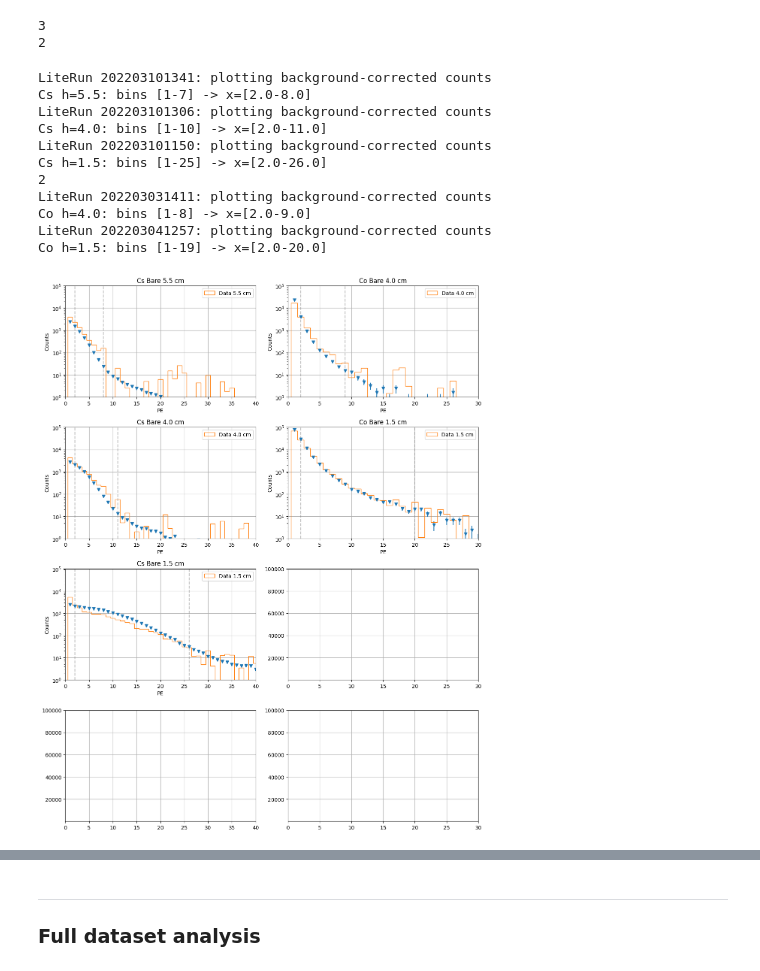
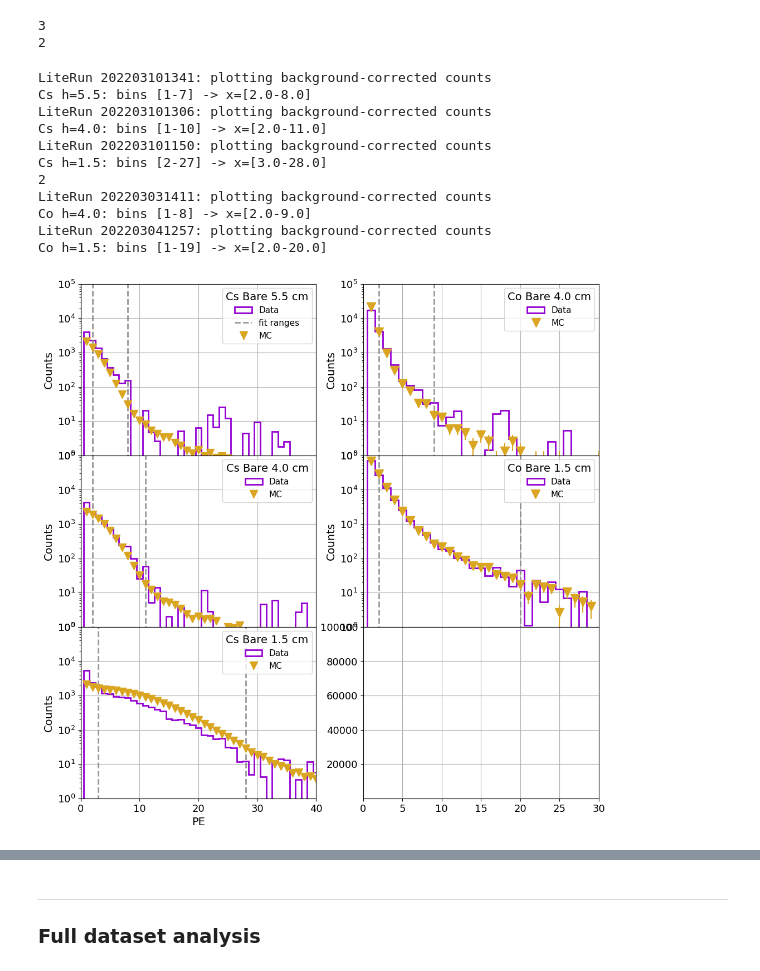
Before and after one commit to austindsc/cf4_analysisPipeline, a Jupyter notebook: comp2/MCcomparison/gamma1_Bare_v1.ipynb, the cells around one changed output, grey strips where cells are left out. Drawn from its saved outputs; the diff is of its cells as text; code cells hidden in the pictures.

```diff
--- a/comp2/MCcomparison/gamma1_Bare_v1.ipynb
+++ b/comp2/MCcomparison/gamma1_Bare_v1.ipynb
@@ -306,13 +389,14 @@ Co LP:
 
 # pBatch3 = "/Users/austindestcroix/Desktop/school_holders/projects/sbc/g4cf4_newOptics/batchOutput/gammaBare_may24_nominal/"
 # pBatch3 = "/Users/austindestcroix/Desktop/school_holders/projects/sbc/g4cf4_newOptics/batchOutput/gammaBare_2p6Base_june3/"
-pBatch3 = "/Users/austindestcroix/Desktop/school_holders/projects/sbc/g4cf4_newOptics/2batchOutput/gammaBare_june16_128K/"
+# pBatch3 = "/Users/austindestcroix/Desktop/school_holders/projects/sbc/g4cf4_newOptics/2batchOutput/gammaBare_june16_128K/"
+pBatch3 = "/Users/austindestcroix/Desktop/school_holders/projects/sbc/g4cf4_newOptics/2batchOutput/gammaBare_june17_145K/"
 
 # other = "gammaLP_Jan26_reduced"
 mcDataPath = pBatch3
 
 ## making MC dataset
-mc1 = MCH.MCdataSet(mcDataPath+"0/", buildOptions='all', skipRootHeights=[])
+mc1 = MCH.MCdataSet(mcDataPath+"1/", buildOptions='all', skipRootHeights=[])
 
 mc1.doCAcorrection_BinomialMC(compConfig["mc_analysis"]["NCA"]) # makes var mNPE_corr
 mc1.setup_forComparison(anaConfig["nBins"], anaConfig["binLow"], anaConfig["binHigh"], variable='mNPE')
@@ -554,81 +642,79 @@ print(len(comp1.coPairs))
 # %%
 ## can we plot the overlayed histograms at the best scaling?
 
-fig, axes = plt.subplots(4, 2, figsize=(12, 15))
-axA = axes[:, 0]  # First column (Co)
-axB = axes[:, 1]  # Second column (Cs)
+nrows = max(len(comp1.csPairs), len(comp1.coPairs))
+fig, axes = plt.subplots(nrows, 2, figsize=(12, 4*nrows), sharex='col')
+axA = axes[:, 0]  # First column (Cs)
+axB = axes[:, 1]  # Second column (Co)
+
+ms.ResetColorCycle()
+color1 = ms.air.col
+color2 = ms.lxe.col
 
 ## cs plots
 for i, pair in enumerate(comp1.csPairs):
   ax = axA[i]
-  # completeMCscale = csScale * pair.GetPrefac()
-  # pair.mc.mpl_errorbar(ax, scale=completeMCscale, hshift = 0.0, label=f"MC {pair.mc.mRunPars.gammaHeight} cm", marker="X", linestyle="None")
-  # singleScaleCs = singleScale * pair.GetPrefac() * 1
-
-  # csScale = comp1._statsMap.get('cslp').nuisScaling * pair.GetPrefac()
-  # print("this is cs nuis scaling:", comp1._statsMap.get('cslp').nuisScaling)
   csScale = lowScale_cs * pair.GetPrefac()
-  pair.mc.mpl_errorbar(ax, scale=csScale, hshift = 0.0, marker="v", linestyle="None")
-
-  # pair.rc.mpl_errorbar(ax, label=f"Data {pair.rc.height} cm", marker="o", linestyle="None")
-  pair.rc.mpl_hist(ax, verbose = 1, label=f"Data {comp1.hScale-pair.rc.height} cm", histtype='step')
+  pair.rc.mpl_hist(ax, verbose = 1, label=f"Data", histtype='step', color = color2, linewidth = 2.)
+  pair.mc.mpl_errorbar(ax, scale=csScale, hshift = 0.0, marker="v", linestyle="None", color = color1, markersize=10, label="MC")
 
   ## vertical lines from StatsManager bin positions (specific to each pair)
   fx_fromBin = pair.rc.mBinX[pair.stats.firstBin]
   lx_fromBin = pair.rc.mBinX[pair.stats.lastBin]
   print(f"Cs h={pair.height:.1f}: bins [{pair.stats.firstBin}-{pair.stats.lastBin}] -> x=[{fx_fromBin:.1f}-{lx_fromBin:.1f}]")
-  ax.vlines([fx_fromBin, lx_fromBin], ymin=1e-3, ymax=1e5, colors='gray', linestyles='dashed', alpha=0.5)
+  vline_label = "fit ranges" if i == 0 else "_nolegend_"
+  ax.vlines([fx_fromBin, lx_fromBin], ymin=1e-3, ymax=1e5, linewidth=2, colors='gray', linestyles='dashed', alpha=0.8, label=vline_label)
 
-  ax.set_title(f"Cs Bare {comp1.hScale-pair.rc.height} cm")
-  ax.set_xlabel("PE")
+  legend = ax.legend(title=f"Cs Bare {comp1.hScale-pair.rc.height:.1f} cm")
+  legend.get_title().set_fontsize('medium')
   ax.set_ylabel("Counts")
-  ax.legend()
   ax.set_yscale('log')
+  if i < len(comp1.csPairs) - 1:
+    ax.tick_params(labelbottom=False)
+  else:
+    ax.set_xlabel("PE")
 
 print(len(comp1.coPairs))
 for i, pair in enumerate(comp1.coPairs):
   ax = axB[i]
-  # completeMCscale = coScale * pair.GetPrefac()
-  # pair.mc.mpl_errorbar(ax, scale=completeMCscale, hshift = 0.0, label=f"MC {pair.mc.mRunPars.gammaHeight} cm", marker="x", linestyle="None")
-
-  # singleScaleCo = singleScale * pair.GetPrefac() * actCo/actCs
   coScale = comp1._statsMap.get('cob').nuisScaling * pair.GetPrefac()
-  pair.mc.mpl_errorbar(ax, scale=coScale, hshift = 0.0, marker="v", linestyle="None")
-
-  # pair.rc.mpl_errorbar(ax, label=f"Data {pair.rc.height} cm", marker="o", linestyle="None")
-  pair.rc.mpl_hist(ax, verbose = 1, label=f"Data {comp1.hScale-pair.rc.height} cm", histtype='step')
+  pair.rc.mpl_hist(ax, verbose = 1, label=f"Data", histtype='step', color = color2, linewidth = 2.)
+  pair.mc.mpl_errorbar(ax, scale=coScale, hshift = 0.0, marker="v", linestyle="None", color = color1, markersize=12, label="MC")
 
   ## vertical lines from StatsManager bin positions (specific to each pair)
   fx_fromBin = pair.rc.mBinX[pair.stats.firstBin]
   lx_fromBin = pair.rc.mBinX[pair.stats.lastBin]
   print(f"Co h={pair.height:.1f}: bins [{pair.stats.firstBin}-{pair.stats.lastBin}] -> x=[{fx_fromBin:.1f}-{lx_fromBin:.1f}]")
-  ax.vlines([fx_fromBin, lx_fromBin], ymin=1e-3, ymax=1e5, colors='gray', linestyles='dashed', alpha=0.5)
+  ax.vlines([fx_fromBin, lx_fromBin], ymin=1e-3, ymax=1e5, linewidth=2, colors='gray', linestyles='dashed', alpha=0.8)
 
-  ax.set_title(f"Co Bare {comp1.hScale-pair.rc.height} cm")
-  ax.set_xlabel("PE")
+  legend = ax.legend(title=f"Co Bare {comp1.hScale-pair.rc.height:.1f} cm")
+  legend.get_title().set_fontsize('medium')
   ax.set_ylabel("Counts")
-  ax.legend()
   ax.set_yscale('log')
+  if i < len(comp1.coPairs) - 1:
+    ax.tick_params(labelbottom=False)
+  else:
+    ax.set_xlabel("PE")
 
 axs = np.append(axA, axB)
 [ax.set_xlim(0, 40) for ax in axA];
 [ax.set_xlim(0, 30) for ax in axB];
 
 [ax.set_ylim(1, 1e5) for ax in axs];
 
 [ax.grid() for ax in axs];
-plt.tight_layout()
+plt.subplots_adjust(hspace=0.0)
 plt.show()
 # %% [output]
 LiteRun 202203101341: plotting background-corrected counts
 Cs h=5.5: bins [1-7] -> x=[2.0-8.0]
 LiteRun 202203101306: plotting background-corrected counts
 Cs h=4.0: bins [1-10] -> x=[2.0-11.0]
 LiteRun 202203101150: plotting background-corrected counts
-Cs h=1.5: bins [1-25] -> x=[2.0-26.0]
+Cs h=1.5: bins [2-27] -> x=[3.0-28.0]
 2
 LiteRun 202203031411: plotting background-corrected counts
 Co h=4.0: bins [1-8] -> x=[2.0-9.0]
 LiteRun 202203041257: plotting background-corrected counts
 Co h=1.5: bins [1-19] -> x=[2.0-20.0]
-[figure, old version]
+[figure, new version]
```
Also changed, not shown: parts of 19 cells of this notebook, 11 other files.
